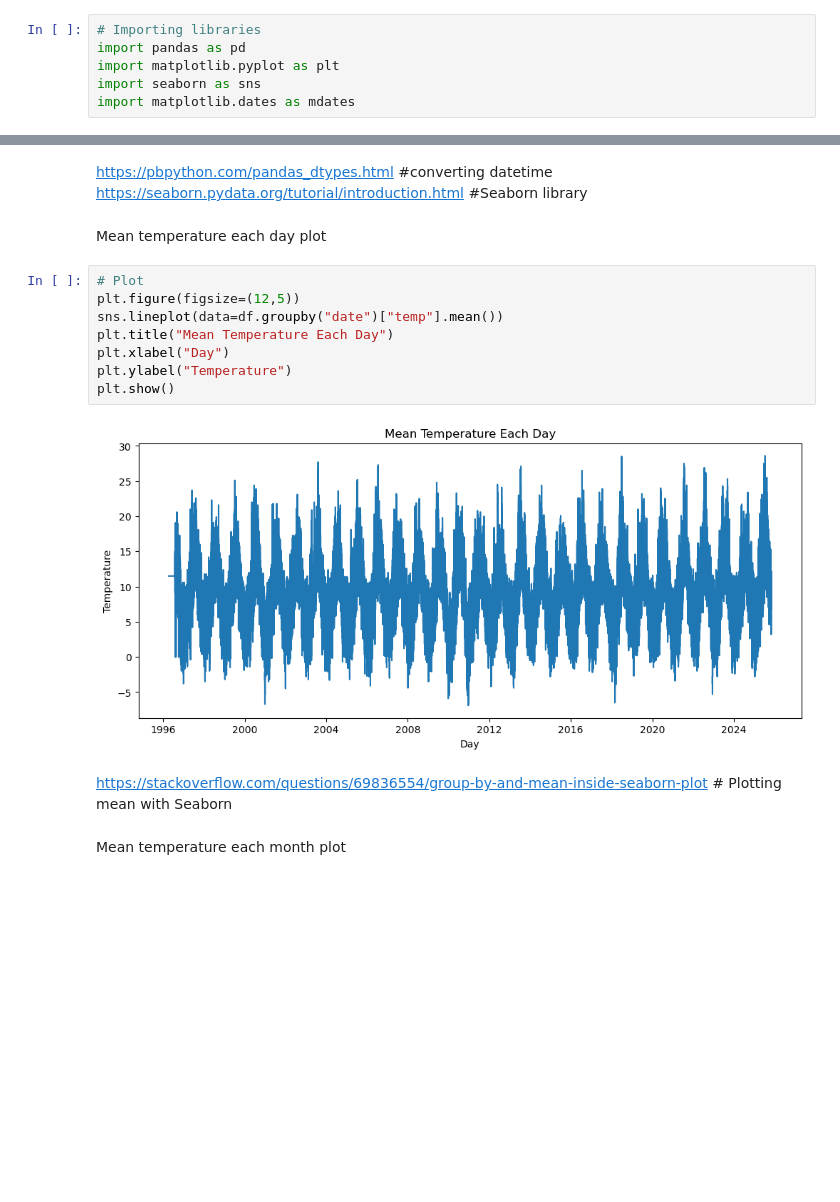
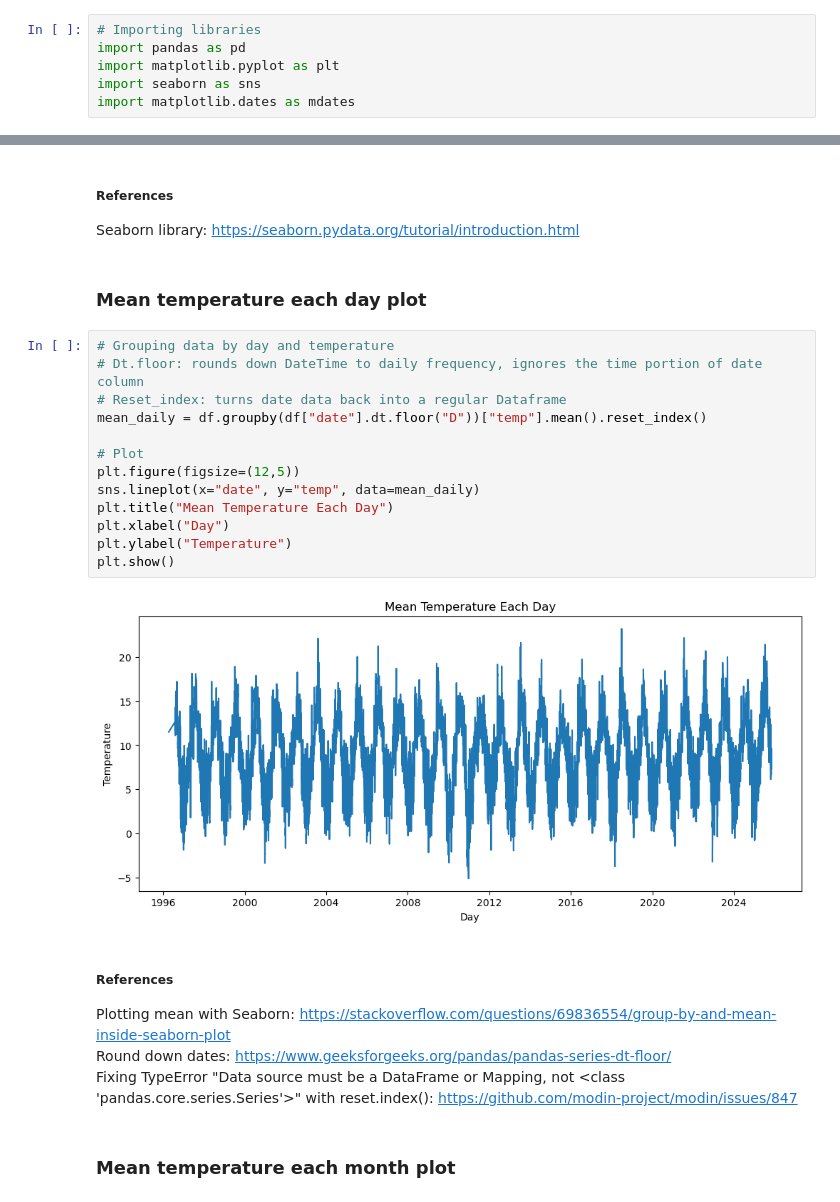
Before and after one commit to vanelyraa/programming-for-data-analytics, a Jupyter notebook: assignments/assignment06-weather.ipynb, the cells around one changed output, grey strips where cells are left out. Drawn from its saved outputs; the diff is of its cells as text; blank space fills up the shorter version.

```diff
--- a/assignments/assignment06-weather.ipynb
+++ b/assignments/assignment06-weather.ipynb
@@ -82,22 +80,30 @@ plt.show()
 # %% [output]
 [figure]
 # %% [markdown]
-https://pbpython.com/pandas_dtypes.html #converting datetime
-https://seaborn.pydata.org/tutorial/introduction.html #Seaborn library
+##### References
+Seaborn library: https://seaborn.pydata.org/tutorial/introduction.html
 # %% [markdown]
-Mean temperature each day plot
+### Mean temperature each day plot
 # %%
+# Grouping data by day and temperature
+# Dt.floor: rounds down DateTime to daily frequency, ignores the time portion of date column
+# Reset_index: turns date data back into a regular Dataframe
+mean_daily = df.groupby(df["date"].dt.floor("D"))["temp"].mean().reset_index()
+
 # Plot
 plt.figure(figsize=(12,5))
-sns.lineplot(data=df.groupby("date")["temp"].mean())
+sns.lineplot(x="date", y="temp", data=mean_daily)
 plt.title("Mean Temperature Each Day")
 plt.xlabel("Day")
 plt.ylabel("Temperature")
 plt.show()
 # %% [output]
-[figure, old version]
+[figure, new version]
 # %% [markdown]
-https://stackoverflow.com/questions/69836554/group-by-and-mean-inside-seaborn-plot # Plotting mean with Seaborn
+##### References
+Plotting mean with Seaborn: https://stackoverflow.com/questions/69836554/group-by-and-mean-inside-seaborn-plot
+Round down dates: https://www.geeksforgeeks.org/pandas/pandas-series-dt-floor/
+Fixing TypeError "Data source must be a DataFrame or Mapping, not <class 'pandas.core.series.Series'>" with reset.index(): https://github.com/modin-project/modin/issues/847
 # %% [markdown]
-Mean temperature each month plot
+### Mean temperature each month plot
 # %%
```
Also changed, not shown: parts of 13 cells of this notebook.
